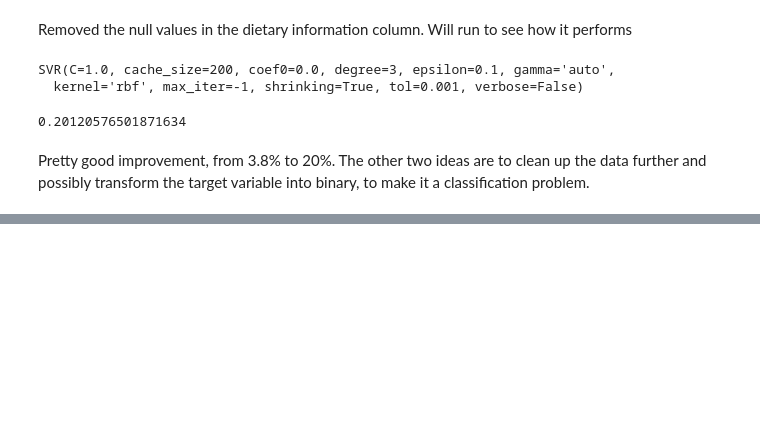
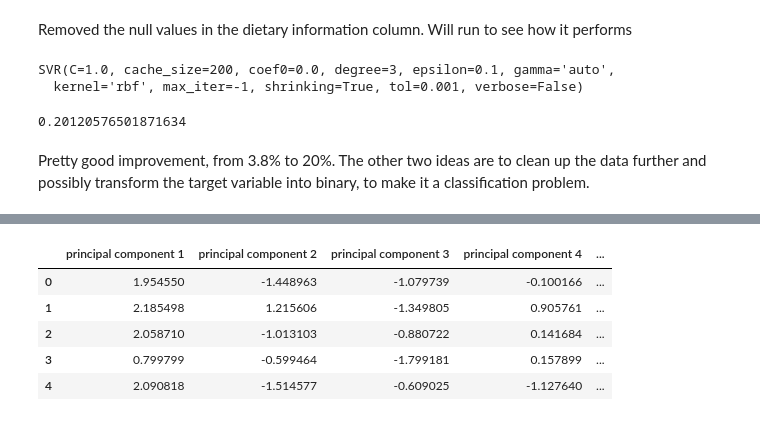
Before and after one commit to legomydiego/Thinkful-Unit-3, a Jupyter notebook: Support Vector Machines.ipynb, the cells around one changed output, grey strips where cells are left out. Cells and saved outputs as stored; diff of their text form; code cells hidden in the pictures; blank space fills up the shorter version.

```diff
--- a/Support Vector Machines.ipynb
+++ b/Support Vector Machines.ipynb
@@ -57,0 +78,22 @@ Pretty good improvement, from 3.8% to 20%. The other two ideas are to clean up t
+# %%
+from sklearn.preprocessing import StandardScaler
+x_standard = StandardScaler().fit_transform(X)
+# %%
+from sklearn.decomposition import PCA
+
+pca = PCA(n_components=10)
+
+principalComponents = pca.fit_transform(x_standard)
+
+principalDf = pd.DataFrame(data = principalComponents, columns = ['principal component 1', 'principal component 2', 'principal component 3', 'principal component 4', 'principal component 5','principal component 6', 'principal component 7', 'principal component 8', 'principal component 9', 'principal component 10'])
+# %%
+finalDf = pd.concat([principalDf, recipes['rating']], axis = 1)
+# %%
+finalDf.head()
+# %% [output]
+|  | principal component 1 | principal component 2 | principal component 3 | principal component 4 | ... |
+| 0 | 1.954550 | -1.448963 | -1.079739 | -0.100166 | ... |
+| 1 | 2.185498 | 1.215606 | -1.349805 | 0.905761 | ... |
+| 2 | 2.058710 | -1.013103 | -0.880722 | 0.141684 | ... |
+| 3 | 0.799799 | -0.599464 | -1.799181 | 0.157899 | ... |
+| 4 | 2.090818 | -1.514577 | -0.609025 | -1.127640 | ... |
```
Also changed, not shown: parts of 12 cells of this notebook.
